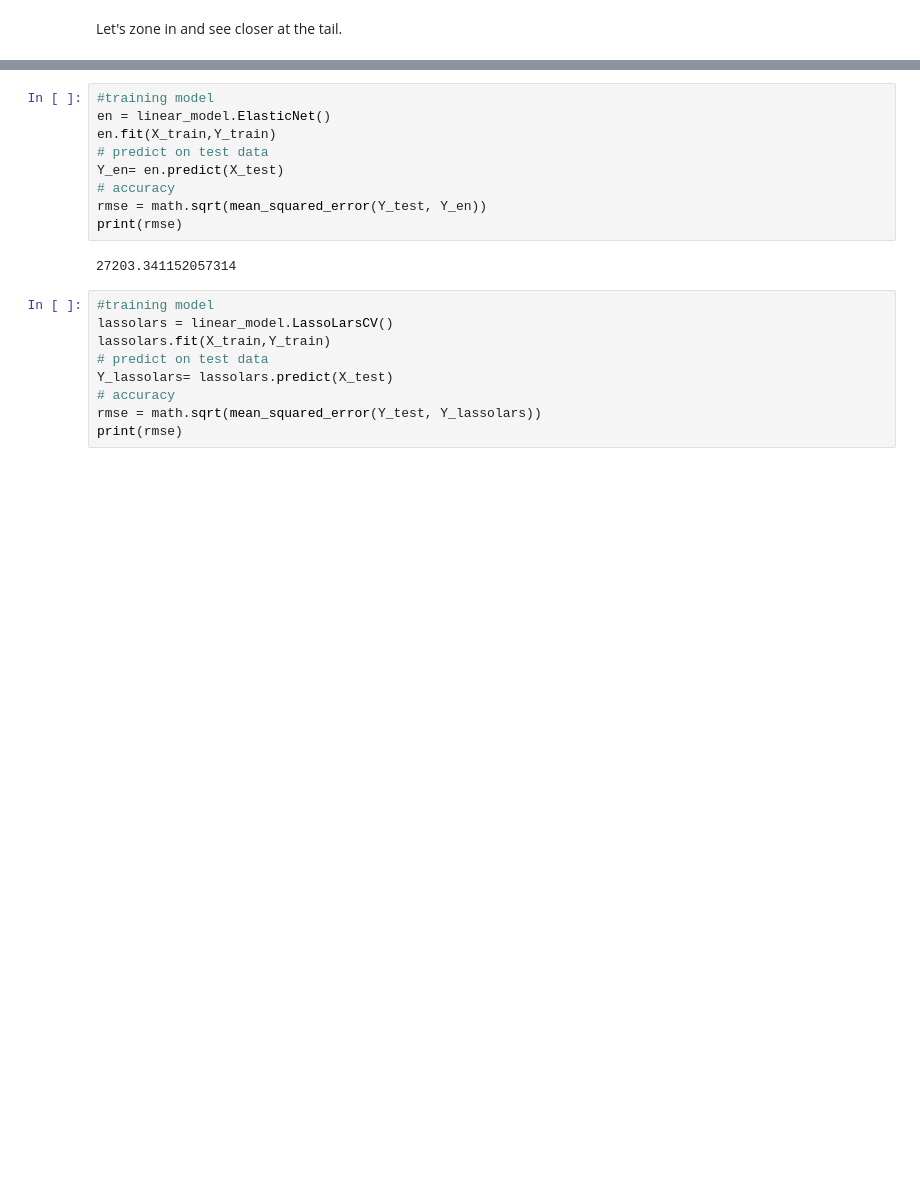
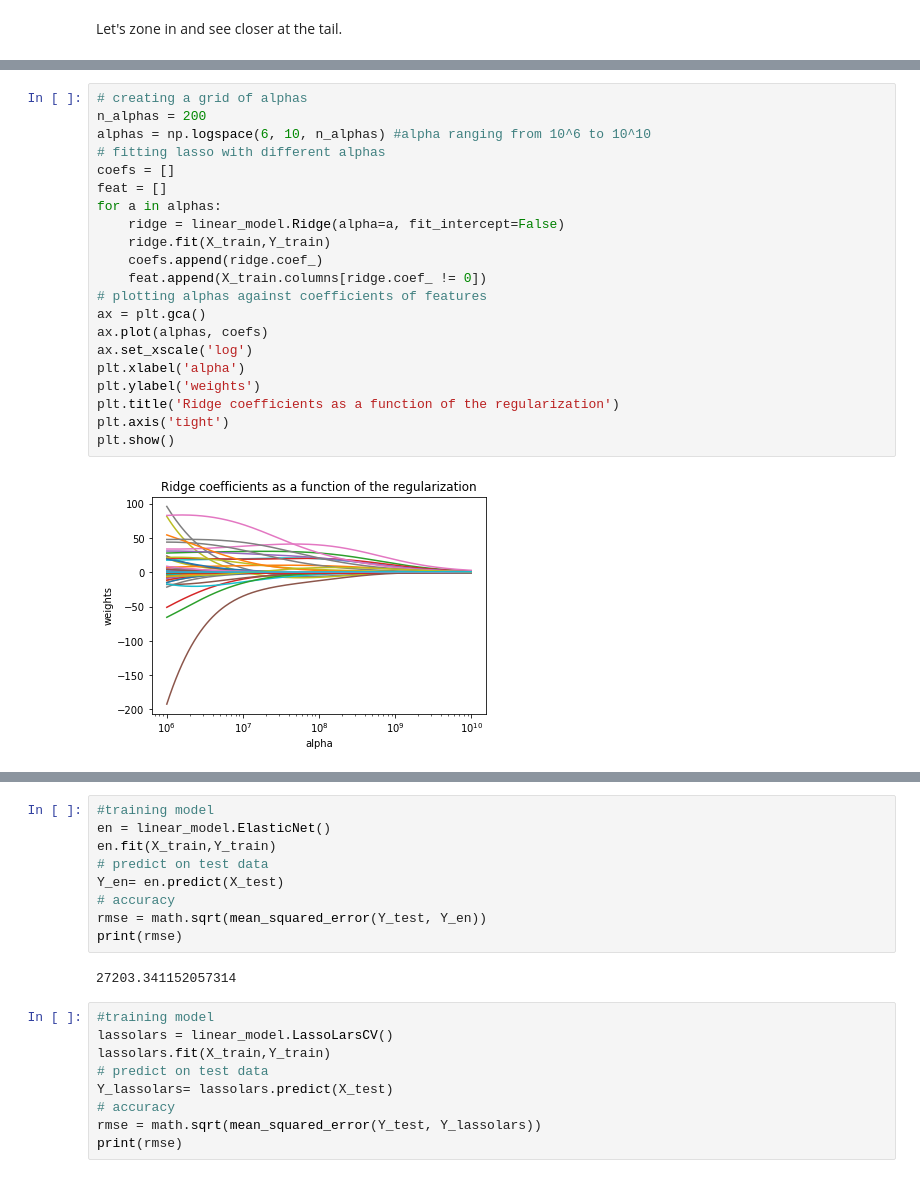
Before and after one commit to Phoebe0222/MLSA-workshops-2020-student, a Jupyter notebook: supervised-learning/workshop-SL02-Regression.ipynb, the cells around one changed output, grey strips where cells are left out. Cells and saved outputs as stored; diff of their text form; blank space fills up the shorter version.

```diff
--- a/supervised-learning/workshop-SL02-Regression.ipynb
+++ b/supervised-learning/workshop-SL02-Regression.ipynb
@@ -200,0 +204,23 @@ These 3 are the most important features that lasso believes.
+# %%
+# creating a grid of alphas
+n_alphas = 200
+alphas = np.logspace(6, 10, n_alphas) #alpha ranging from 10^6 to 10^10
+# fitting lasso with different alphas
+coefs = []
+feat = []
+for a in alphas:
+    ridge = linear_model.Ridge(alpha=a, fit_intercept=False)
+    ridge.fit(X_train,Y_train)
+    coefs.append(ridge.coef_)
+    feat.append(X_train.columns[ridge.coef_ != 0])
+# plotting alphas against coefficients of features
+ax = plt.gca()
+ax.plot(alphas, coefs)
+ax.set_xscale('log')
+plt.xlabel('alpha')
+plt.ylabel('weights')
+plt.title('Ridge coefficients as a function of the regularization')
+plt.axis('tight')
+plt.show()
+# %% [output]
+[figure, added]
```
Also changed, not shown: parts of 10 cells of this notebook, 24 other files.
